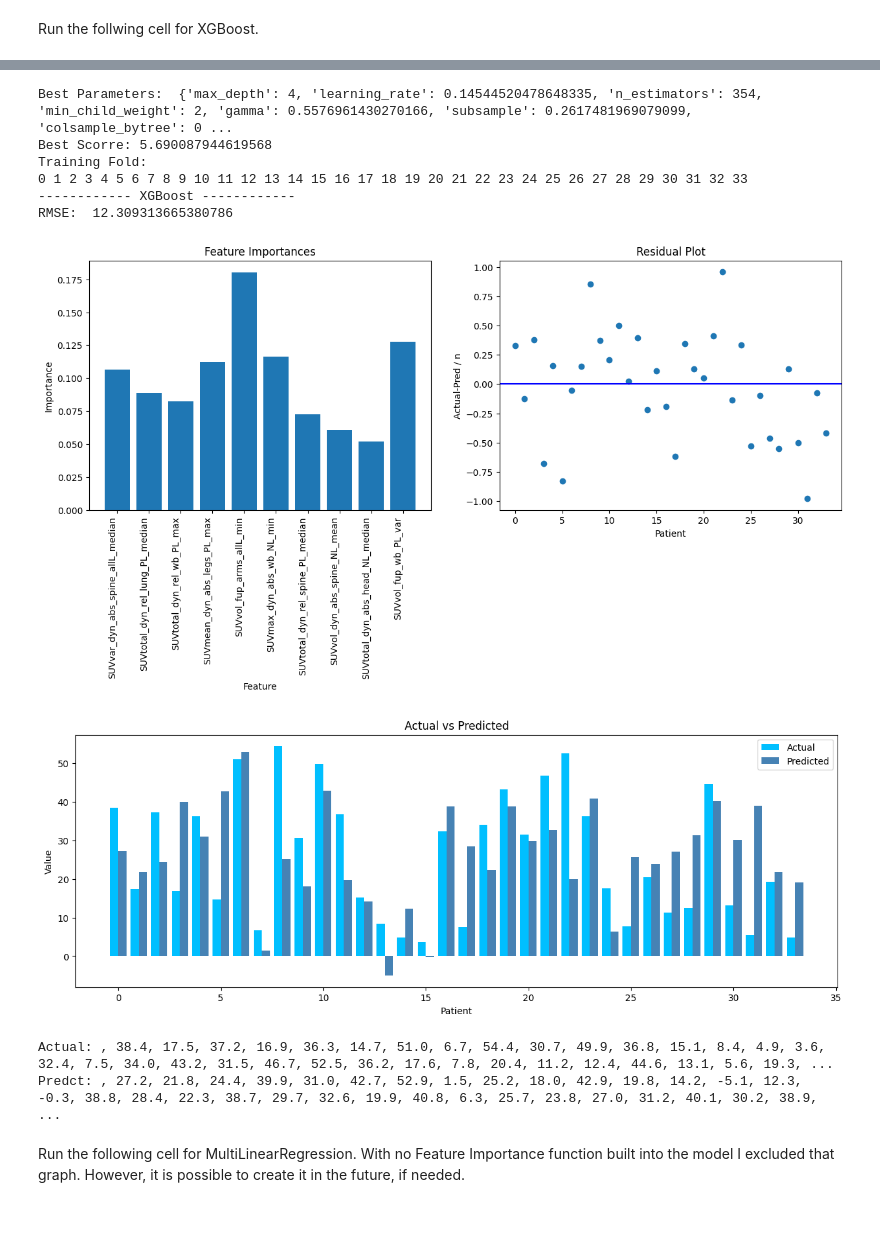
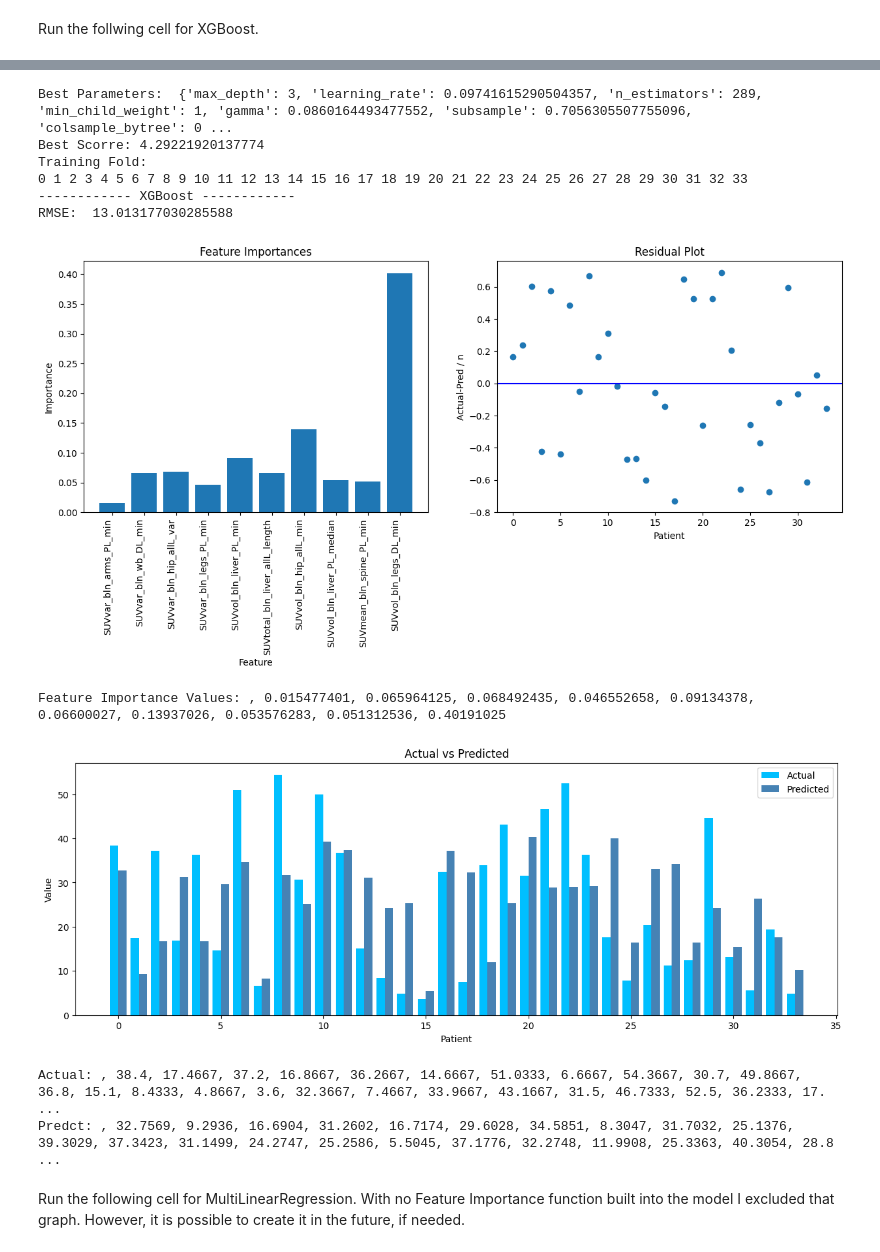
Before and after one commit to RyanMeeker/Patient-Prediction-Models, a Jupyter notebook: Run.ipynb, the cells around one changed output, grey strips where cells are left out. Cells and saved outputs as stored; diff of their text form; code cells hidden in the pictures; blank space fills up the shorter version.

```diff
--- a/Run.ipynb
+++ b/Run.ipynb
@@ -45,6 +60,6 @@ Predct: , 32.8, 24.7, 40.0, 24.0, 26.7, 25.1, 38.3, 5.3, 28.2, 13.7, 35.3, 8.1,
 Run the follwing cell for XGBoost.
 # %%
 %run XGBoost.py
-n = 5 # edit the number of trials
+n = 150 # edit the number of trials
 lightGBMLOOOptuna(data, n)
 # %% [output]
@@ -57,13 +83,14 @@ lightGBMLOOOptuna(data, n)
-Best Parameters:  {'max_depth': 4, 'learning_rate': 0.14544520478648335, 'n_estimators': 354, 'min_child_weight': 2, 'gamma': 0.5576961430270166, 'subsample': 0.2617481969079099, 'colsample_bytree': 0 ...
-Best Scorre: 5.690087944619568
+Best Parameters:  {'max_depth': 3, 'learning_rate': 0.09741615290504357, 'n_estimators': 289, 'min_child_weight': 1, 'gamma': 0.0860164493477552, 'subsample': 0.7056305507755096, 'colsample_bytree': 0 ...
+Best Scorre: 4.29221920137774
 Training Fold:
 0 1 2 3 4 5 6 7 8 9 10 11 12 13 14 15 16 17 18 19 20 21 22 23 24 25 26 27 28 29 30 31 32 33
 ------------ XGBoost ------------
-RMSE:  12.309313665380786
+RMSE:  13.013177030285588
-[figure, old version]
+[figure, new version]
+Feature Importance Values: , 0.015477401, 0.065964125, 0.068492435, 0.046552658, 0.09134378, 0.06600027, 0.13937026, 0.053576283, 0.051312536, 0.40191025
-[figure, old version]
+[figure, new version]
-Actual: , 38.4, 17.5, 37.2, 16.9, 36.3, 14.7, 51.0, 6.7, 54.4, 30.7, 49.9, 36.8, 15.1, 8.4, 4.9, 3.6, 32.4, 7.5, 34.0, 43.2, 31.5, 46.7, 52.5, 36.2, 17.6, 7.8, 20.4, 11.2, 12.4, 44.6, 13.1, 5.6, 19.3, ...
-Predct: , 27.2, 21.8, 24.4, 39.9, 31.0, 42.7, 52.9, 1.5, 25.2, 18.0, 42.9, 19.8, 14.2, -5.1, 12.3, -0.3, 38.8, 28.4, 22.3, 38.7, 29.7, 32.6, 19.9, 40.8, 6.3, 25.7, 23.8, 27.0, 31.2, 40.1, 30.2, 38.9,  ...
+Actual: , 38.4, 17.4667, 37.2, 16.8667, 36.2667, 14.6667, 51.0333, 6.6667, 54.3667, 30.7, 49.8667, 36.8, 15.1, 8.4333, 4.8667, 3.6, 32.3667, 7.4667, 33.9667, 43.1667, 31.5, 46.7333, 52.5, 36.2333, 17. ...
+Predct: , 32.7569, 9.2936, 16.6904, 31.2602, 16.7174, 29.6028, 34.5851, 8.3047, 31.7032, 25.1376, 39.3029, 37.3423, 31.1499, 24.2747, 25.2586, 5.5045, 37.1776, 32.2748, 11.9908, 25.3363, 40.3054, 28.8 ...
 # %% [markdown]
 Run the following cell for MultiLinearRegression. With no Feature Importance function built into the model I excluded that graph. However, it is possible to create it in the future, if needed.
 # %%
```
Also changed, not shown: parts of 4 cells of this notebook, 5 other files.
